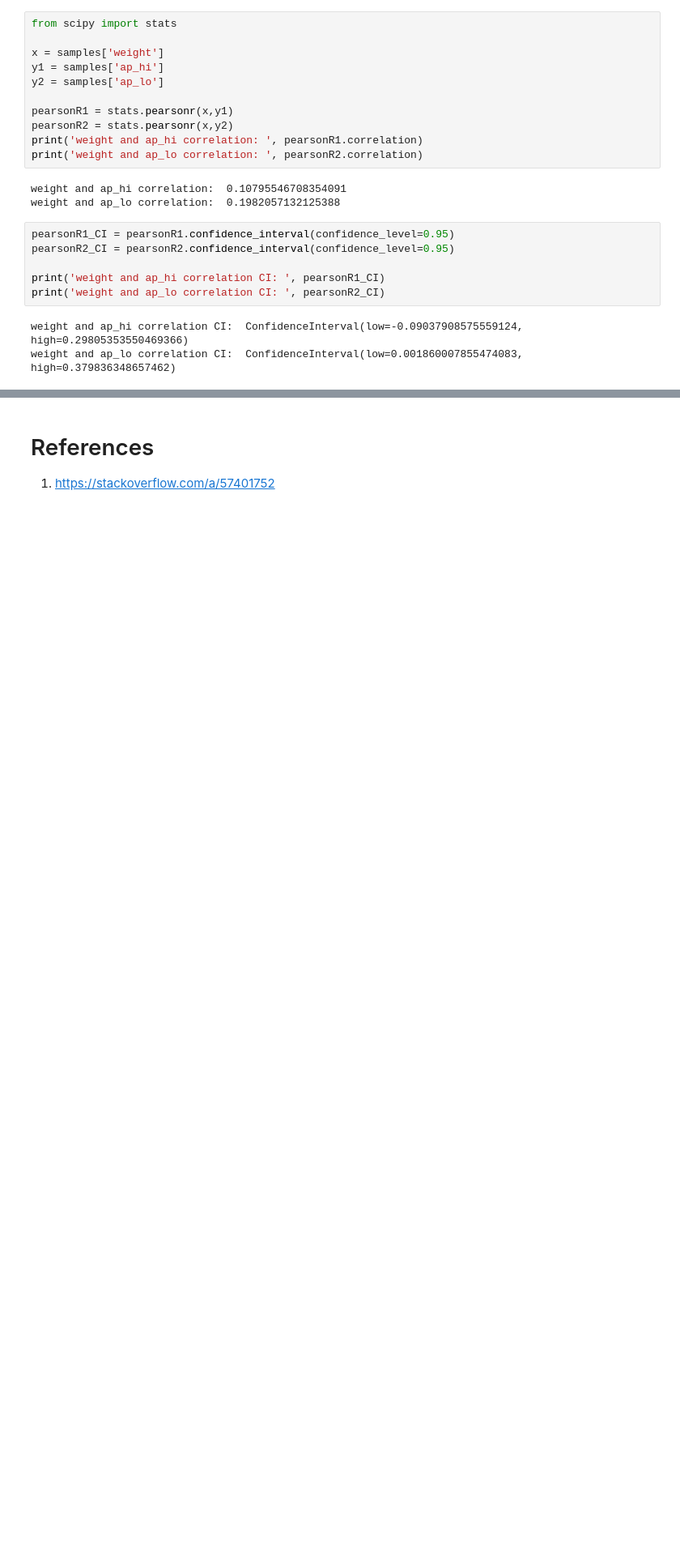
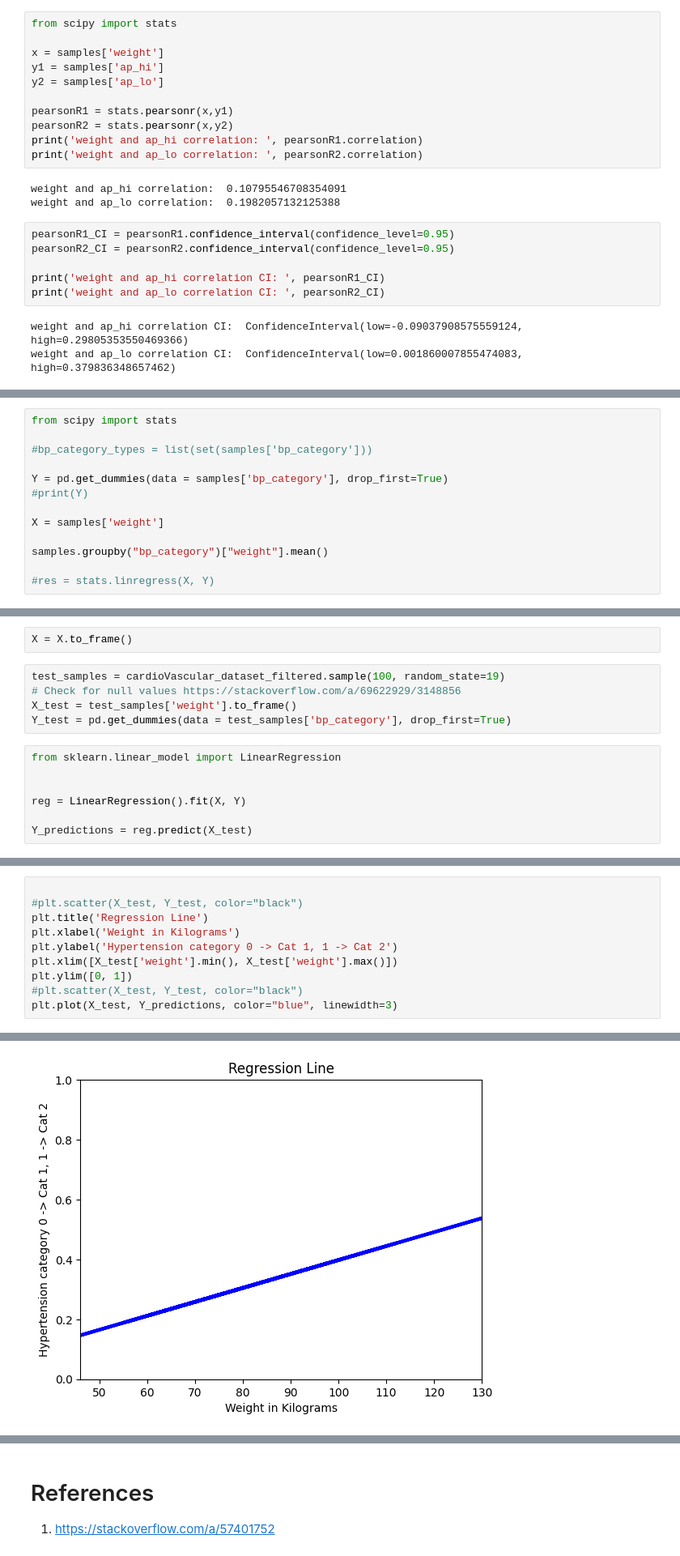
Before and after one commit to farhanarrafi/empirical-analysis-cardiovascular-data, a Jupyter notebook: Emperical_Analysis_Project.ipynb, the cells around one changed output, grey strips where cells are left out. Shown at 81% size. Drawn from its saved outputs; the diff is of its cells as text; blank space fills up the shorter version.

```diff
--- a/Emperical_Analysis_Project.ipynb
+++ b/Emperical_Analysis_Project.ipynb
@@ -431,0 +461,13 @@ weight and ap_lo correlation CI:  ConfidenceInterval(low=0.001860007855474083, h
+# %%
+from scipy import stats
+
+#bp_category_types = list(set(samples['bp_category']))
+
+Y = pd.get_dummies(data = samples['bp_category'], drop_first=True)
+#print(Y)
+
+X = samples['weight']
+
+samples.groupby("bp_category")["weight"].mean()
+
+#res = stats.linregress(X, Y)
@@ -431,0 +479,14 @@ weight and ap_lo correlation CI:  ConfidenceInterval(low=0.001860007855474083, h
+# %%
+X = X.to_frame()
+# %%
+test_samples = cardioVascular_dataset_filtered.sample(100, random_state=19)
+# Check for null values https://stackoverflow.com/a/69622929/3148856
+X_test = test_samples['weight'].to_frame()
+Y_test = pd.get_dummies(data = test_samples['bp_category'], drop_first=True)
+# %%
+from sklearn.linear_model import LinearRegression
+
+
+reg = LinearRegression().fit(X, Y)
+
+Y_predictions = reg.predict(X_test)
@@ -431,0 +513,11 @@ weight and ap_lo correlation CI:  ConfidenceInterval(low=0.001860007855474083, h
+# %%
+
+#plt.scatter(X_test, Y_test, color="black")
+plt.title('Regression Line')
+plt.xlabel('Weight in Kilograms')
+plt.ylabel('Hypertension category 0 -> Cat 1, 1 -> Cat 2')
+plt.xlim([X_test['weight'].min(), X_test['weight'].max()])
+plt.ylim([0, 1])
+#plt.scatter(X_test, Y_test, color="black")
+plt.plot(X_test, Y_predictions, color="blue", linewidth=3)
+# %% [output]
@@ -431,0 +525 @@ weight and ap_lo correlation CI:  ConfidenceInterval(low=0.001860007855474083, h
+[figure, added]
```
Also changed, not shown: parts of 13 cells of this notebook.
